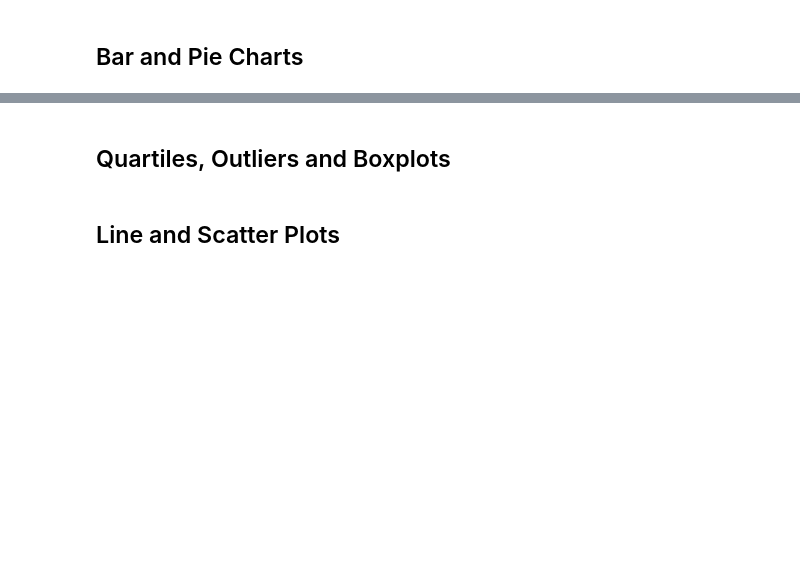
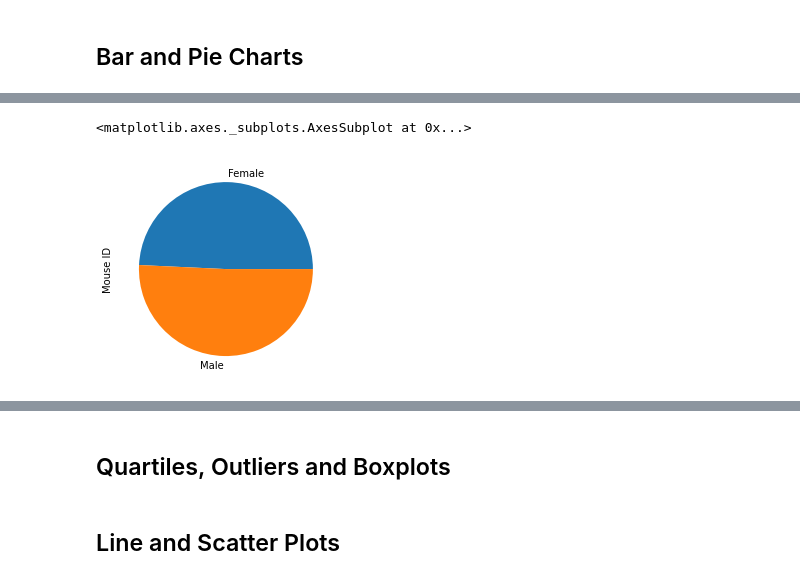
Before and after one commit to jMacProd/MatplotlibChallenge, a Jupyter notebook: Pymaceuticals/pymaceuticals.ipynb, the cells around one changed output, grey strips where cells are left out. Saved outputs shown, nothing was run; the diff lists cells and outputs as text; code cells hidden in the pictures; blank space fills up the shorter version.

```diff
--- a/Pymaceuticals/pymaceuticals.ipynb
+++ b/Pymaceuticals/pymaceuticals.ipynb
@@ -114 +296,18 @@ There are 1888 records in the dataframe
+# %%
+
+mousesexgroup = mousedduplicatesfull.groupby(["Sex"])
+mousesexcount = mousesexgroup["Mouse ID"].count()
+
+
+sexY = mousesexcount.values.tolist()
+#print(sexY)
+
+#y azis = number of mice
+sexX = mousesexcount.index.tolist()
+#print(sexX)
+
+mousesexcount.plot.pie()
+# %% [output]
+<matplotlib.axes._subplots.AxesSubplot at 0x...>
+[figure, added]
 # %%
```
Also changed, not shown: parts of 17 cells of this notebook.
